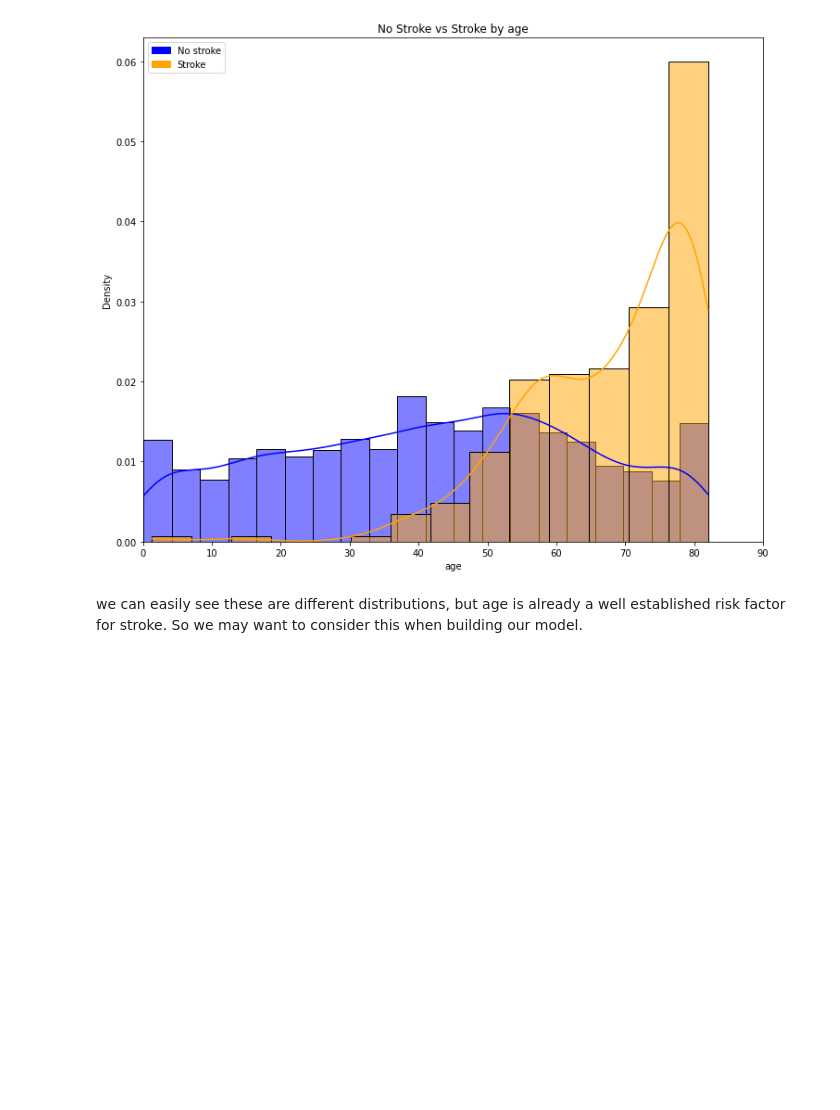
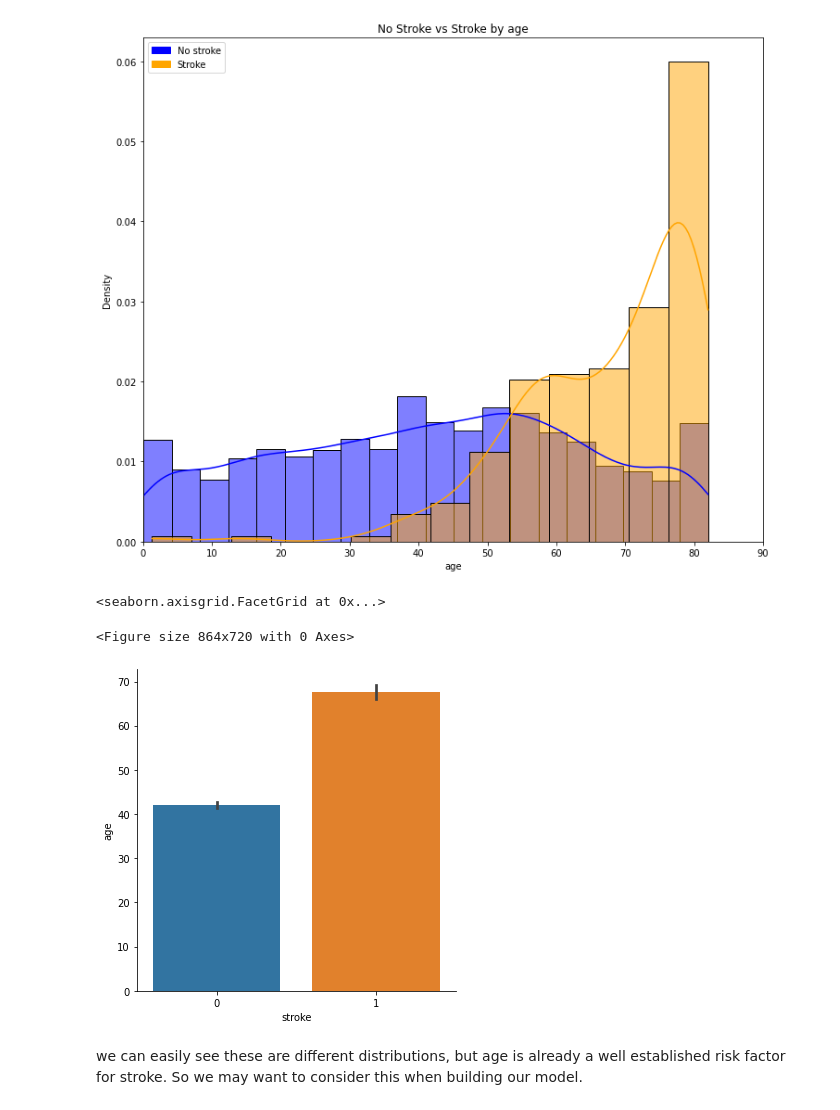
Before and after one commit to rotznmu/stroke_prediction_capstone, a Jupyter notebook: Stroke Prediction.ipynb, the cells around one changed output. Drawn from its saved outputs; the diff is of its cells as text; code cells hidden in the pictures; blank space fills up the shorter version.

Commit message:
added some visualization

```diff
--- a/Stroke Prediction.ipynb
+++ b/Stroke Prediction.ipynb
@@ -487,6 +487,14 @@ plt.legend(handles=[no_stroke_leg, stroke_leg])
 plt.show()
 # %% [output]
 [figure]
+# %%
+plt.figure(figsize=(12,10))
+
+sns.catplot(x='stroke', y='age', data=stroke_data, kind='bar')
+# %% [output]
+<seaborn.axisgrid.FacetGrid at 0x...>
+<Figure size 864x720 with 0 Axes>
+[figure, added]
 # %% [markdown]
 we can easily see these are different distributions, but age is already a well established risk factor for stroke. So we may want to consider this when building our model.
 # %% [markdown]
```
Also changed, not shown: parts of 2 cells of this notebook.
